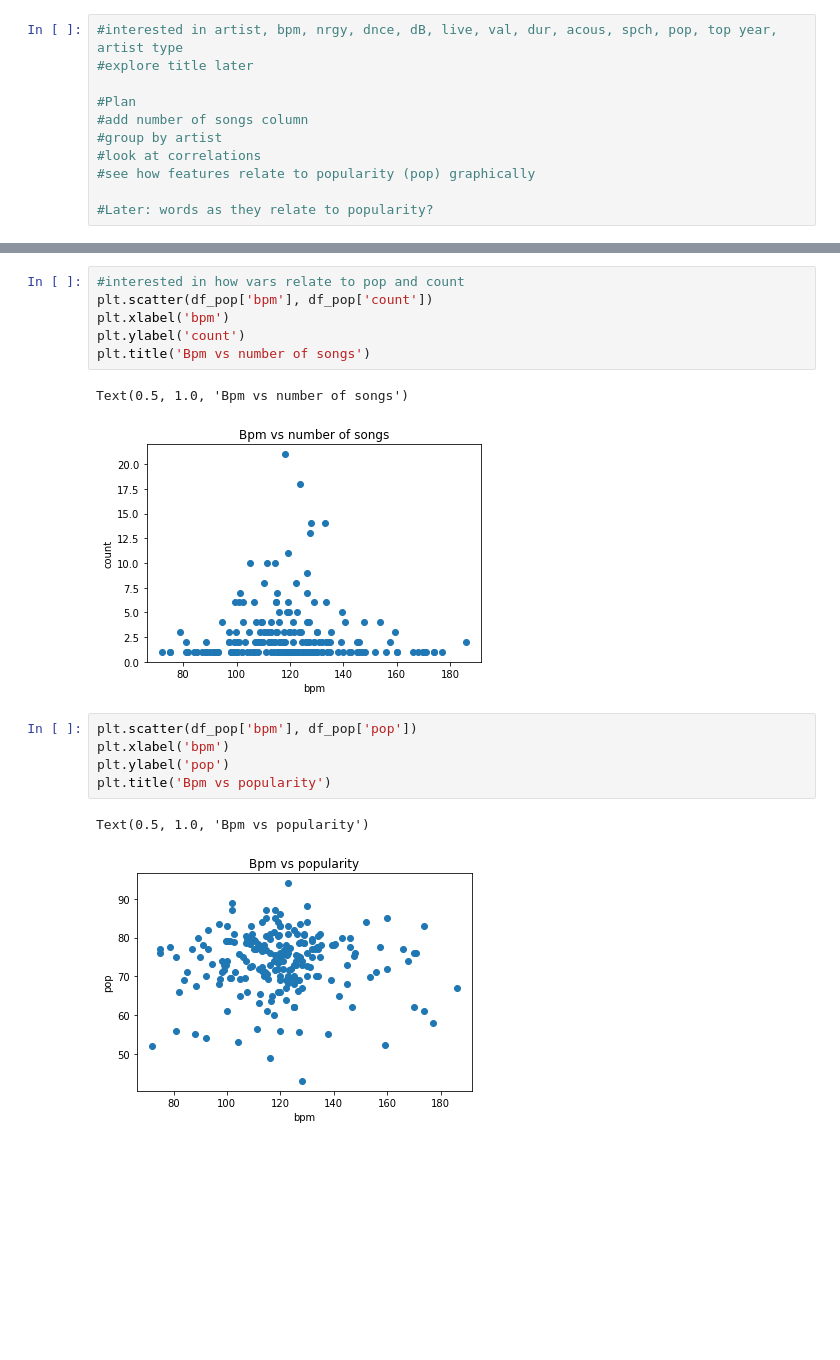
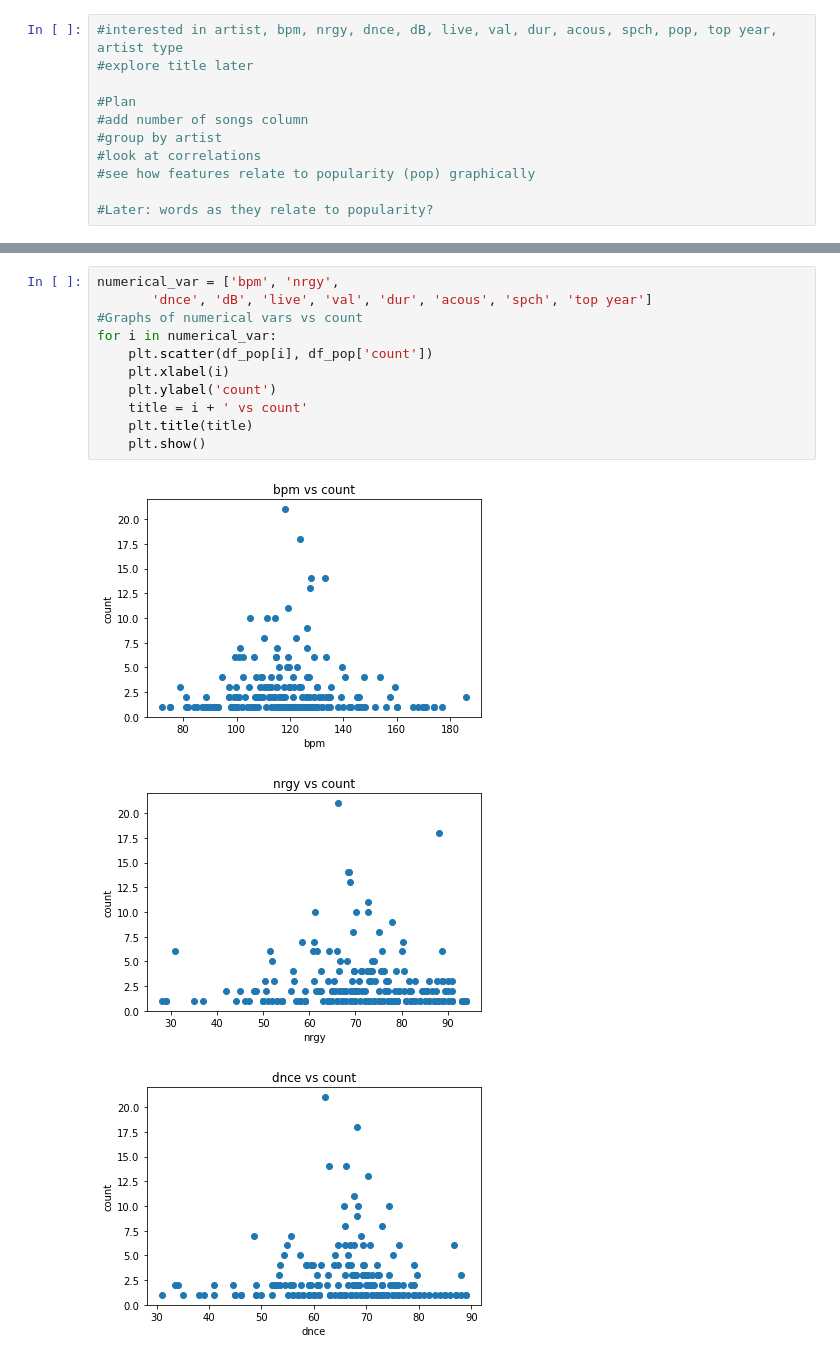
Before and after one commit to kevoinno/data-science-projects, a Jupyter notebook: spotify-songs-eda/song-analysis.ipynb, the cells around one changed output, grey strips where cells are left out. Drawn from its saved outputs; the diff is of its cells as text; blank space fills up the shorter version.

Commit message:
numerical and some cat graphs

```diff
--- a/spotify-songs-eda/song-analysis.ipynb
+++ b/spotify-songs-eda/song-analysis.ipynb
@@ -103,17 +97,15 @@ df_pop
-# %%
-#interested in how vars relate to pop and count
-plt.scatter(df_pop['bpm'], df_pop['count'])
-plt.xlabel('bpm')
-plt.ylabel('count')
-plt.title('Bpm vs number of songs')
-# %% [output]
-Text(0.5, 1.0, 'Bpm vs number of songs')
-[figure, removed]
-# %%
-plt.scatter(df_pop['bpm'], df_pop['pop'])
-plt.xlabel('bpm')
-plt.ylabel('pop')
-plt.title('Bpm vs popularity')
-# %% [output]
-Text(0.5, 1.0, 'Bpm vs popularity')
-[figure, removed]
+# %%
+numerical_var = ['bpm', 'nrgy',
+       'dnce', 'dB', 'live', 'val', 'dur', 'acous', 'spch', 'top year']
+#Graphs of numerical vars vs count
+for i in numerical_var:
+    plt.scatter(df_pop[i], df_pop['count'])
+    plt.xlabel(i)
+    plt.ylabel('count')
+    title = i + ' vs count'
+    plt.title(title)
+    plt.show()
+# %% [output]
+[figure, added]
+[figure, added]
+[figure, added]
```
Also changed, not shown: parts of 4 cells of this notebook.
